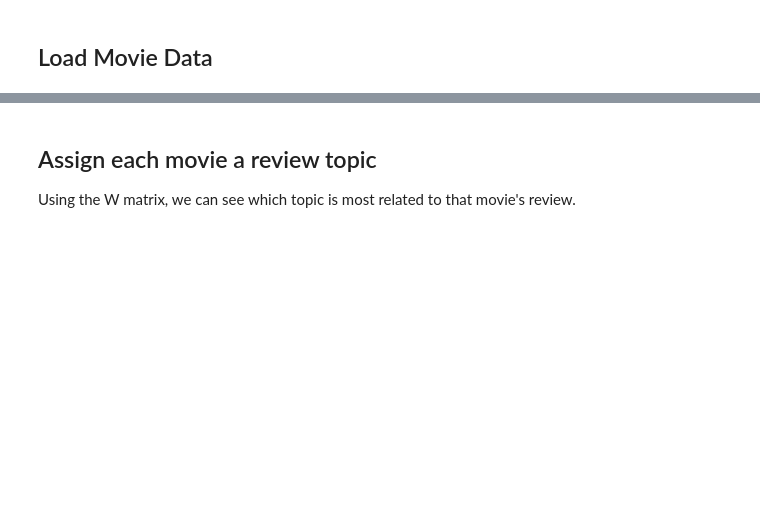
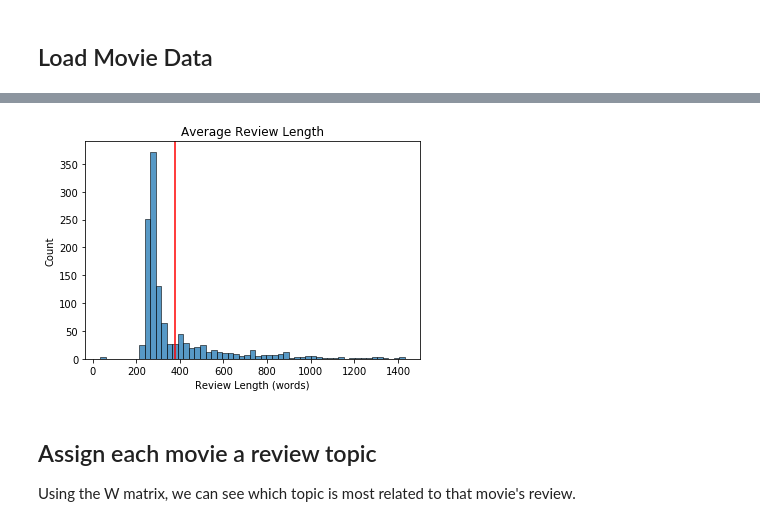
Before and after one commit to kendalldyke14/NYTCriticsChoicePrediction, a Jupyter notebook: TopicModelingExplorationNMF.ipynb, the cells around one changed output, grey strips where cells are left out. Cells and saved outputs as stored; diff of their text form; code cells hidden in the pictures; blank space fills up the shorter version.

```diff
--- a/TopicModelingExplorationNMF.ipynb
+++ b/TopicModelingExplorationNMF.ipynb
@@ -199,3 +218,12 @@ movie_data.Plot = movie_data.Plot.fillna(value="")
+# %%
+review_length = movie_data["review_text"].apply(lambda x: len(x.split()))
+sns.histplot(review_length)
+plt.axvline(x=review_length.mean(),
+            color='red');
+plt.xlabel("Review Length (words)")
+plt.title("Average Review Length");
+# %% [output]
+[figure, added]
 # %%
 movie_data2 = movie_data.copy()
 # %% [markdown]
```
Also changed, not shown: parts of 13 cells of this notebook.
